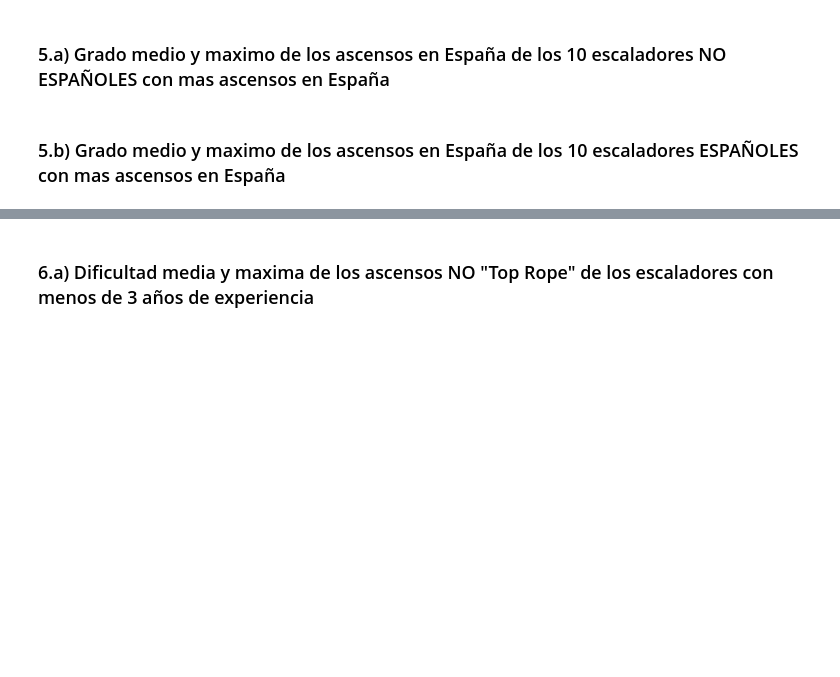
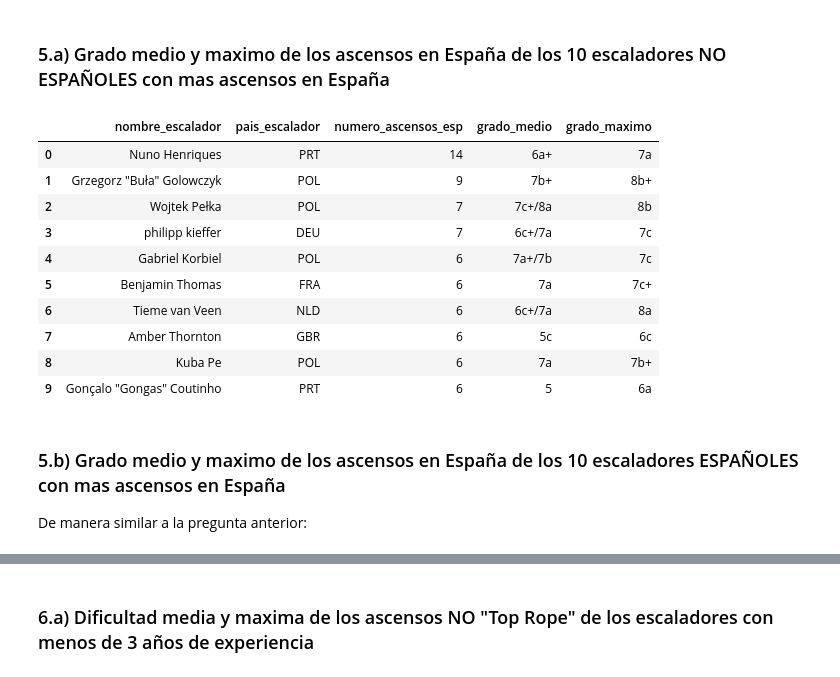
Before and after one commit to jmsanchezff/datahack_practica_bbdd, a Jupyter notebook: MongoDB.ipynb, the cells around one changed output, grey strips where cells are left out. Saved outputs shown, nothing was run; the diff lists cells and outputs as text; code cells hidden in the pictures; blank space fills up the shorter version.

```diff
--- a/MongoDB.ipynb
+++ b/MongoDB.ipynb
@@ -269,0 +263,10 @@ pd.DataFrame(list(result))
+# %%
+# funcion para hacer el mapeo de columnas de dificultad a columnas de grado francés
+def mapeaDificultadAGradoFrances(data_frame, columnas_origen, columnas_destino) :
+    # obtengo data frame de dificultades poniendo el id de dificultad como indice
+    result = db.dificultades.find( { }, { "_id" : 1, "grado_frances": 1})
+    df_dificultades = pd.DataFrame(list(result))
+    df_dificultades=df_dificultades.set_index('_id');
+
+    for columna_origen, columna_destino in zip(columnas_origen, columnas_destino) :
+        data_frame[columna_destino] = data_frame[columna_origen].map(df_dificultades['grado_frances'])
@@ -337,5 +351,47 @@ df[columnas]
 | 9 | 34114 | jose luis palao | ESP | REALIDAD VIRTUAL | 8a+ | Onsight | ... |
 # %% [markdown]
 ### 5.a) Grado medio y maximo de los ascensos en España de los 10 escaladores NO ESPAÑOLES con mas ascensos en España
+# %%
+from bson.son import SON
+
+#obtenemos los ascensos en España de los escaladores no españoles
+result = db.ascensos.aggregate([
+    { "$match" : {"pais_escalador": { "$ne": "ESP" }, "pais_risco" : "ESP" } },
+    { "$group" : {  "_id": "$id_escalador",
+                    "numero_ascensos_esp" : { "$sum": 1 },
+                    "dificultad_media_float":{ "$avg": "$id_dificultad"},
+                    "dificultad_maxima":{ "$max": "$id_dificultad"},
+                    "nombre_escalador" :  {"$addToSet" : "$nombre_escalador"},
+                    "pais_escalador" : {"$addToSet" : "$pais_escalador"}
+                 }},
+    { "$unwind" : "$nombre_escalador" },
+    { "$unwind" : "$pais_escalador" },
+    { "$sort" : {"numero_ascensos_esp" : -1} },
+    { "$limit" : 10 }
+])
+
+df = pd.DataFrame(list(result));
+df['dificultad_media'] = df['dificultad_media_float'].round().astype(int)
+
+#mapea dificultadas a grados
+mapeaDificultadAGradoFrances(df, ['dificultad_media', 'dificultad_maxima'], ['grado_medio', 'grado_maximo'])
+
+#muestro las columnas del data frame que interesan:
+columnas = ['nombre_escalador', 'pais_escalador', 'numero_ascensos_esp','grado_medio', 'grado_maximo']
+df[columnas]
+# %% [output]
+|  | nombre_escalador | pais_escalador | numero_ascensos_esp | grado_medio | grado_maximo |
+| 0 | Nuno Henriques | PRT | 14 | 6a+ | 7a |
+| 1 | Grzegorz "Buła" Golowczyk | POL | 9 | 7b+ | 8b+ |
+| 2 | Wojtek Pełka | POL | 7 | 7c+/8a | 8b |
+| 3 | philipp kieffer | DEU | 7 | 6c+/7a | 7c |
+| 4 | Gabriel Korbiel | POL | 6 | 7a+/7b | 7c |
+| 5 | Benjamin Thomas | FRA | 6 | 7a | 7c+ |
+| 6 | Tieme van Veen | NLD | 6 | 6c+/7a | 8a |
+| 7 | Amber Thornton | GBR | 6 | 5c | 6c |
+| 8 | Kuba Pe | POL | 6 | 7a | 7b+ |
+| 9 | Gonçalo "Gongas" Coutinho | PRT | 6 | 5 | 6a |
 # %% [markdown]
 ### 5.b) Grado medio y maximo de los ascensos en España de los 10 escaladores ESPAÑOLES con mas ascensos en España
+
+De manera similar a la pregunta anterior:
```
Also changed, not shown: parts of 12 cells of this notebook.
